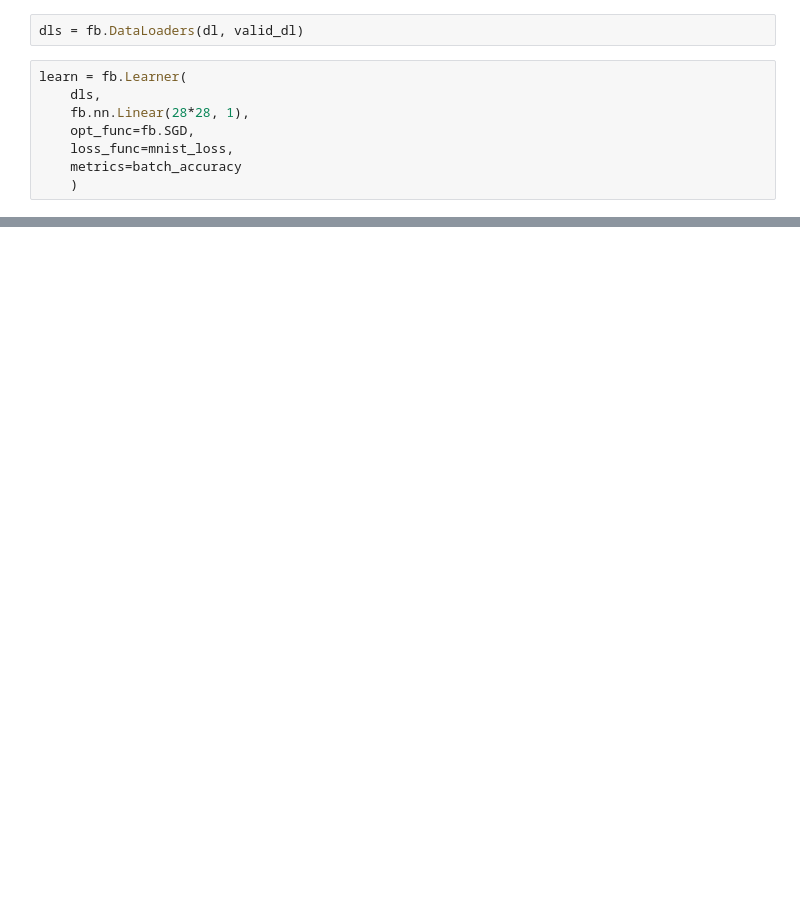
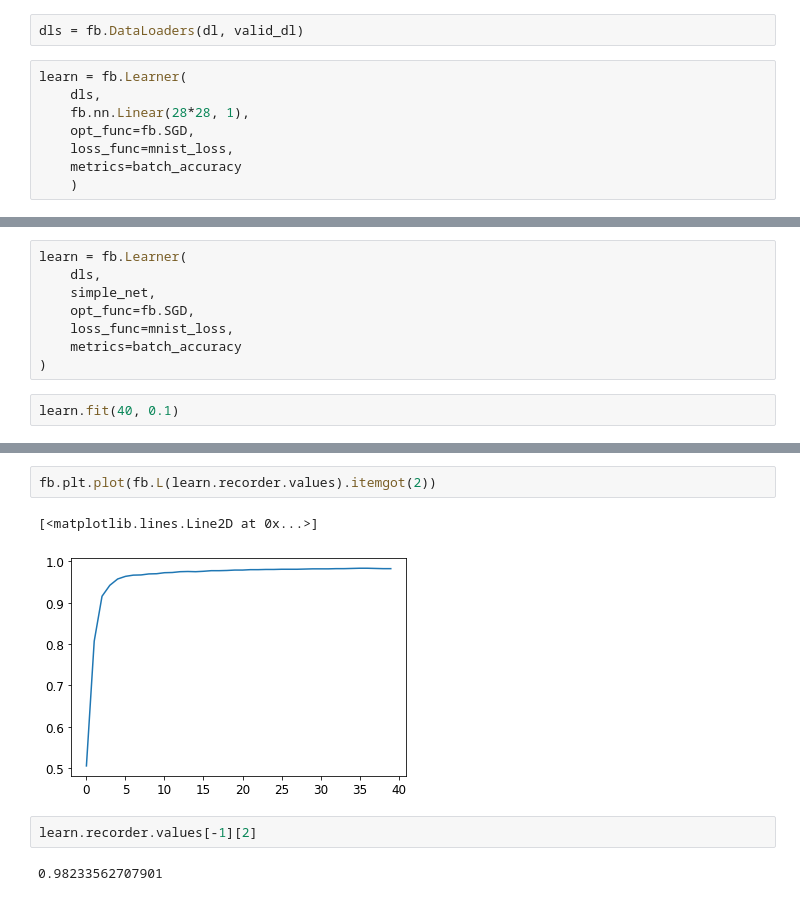
Before and after one commit to coleFD/fastai-book, a Jupyter notebook: lesson_3/mnist.ipynb, the cells around one changed output, grey strips where cells are left out. Drawn from its saved outputs; the diff is of its cells as text; blank space fills up the shorter version.

```diff
--- a/lesson_3/mnist.ipynb
+++ b/lesson_3/mnist.ipynb
@@ -586,0 +587,10 @@ def simple_net(xb):
+# %%
+learn = fb.Learner(
+    dls,
+    simple_net,
+    opt_func=fb.SGD,
+    loss_func=mnist_loss,
+    metrics=batch_accuracy
+)
+# %%
+learn.fit(40, 0.1)
@@ -586,0 +615,9 @@ def simple_net(xb):
+# %%
+fb.plt.plot(fb.L(learn.recorder.values).itemgot(2))
+# %% [output]
+[<matplotlib.lines.Line2D at 0x...>]
+[figure, added]
+# %%
+learn.recorder.values[-1][2]
+# %% [output]
+0.98233562707901
```
Also changed, not shown: parts of 40 cells of this notebook.
